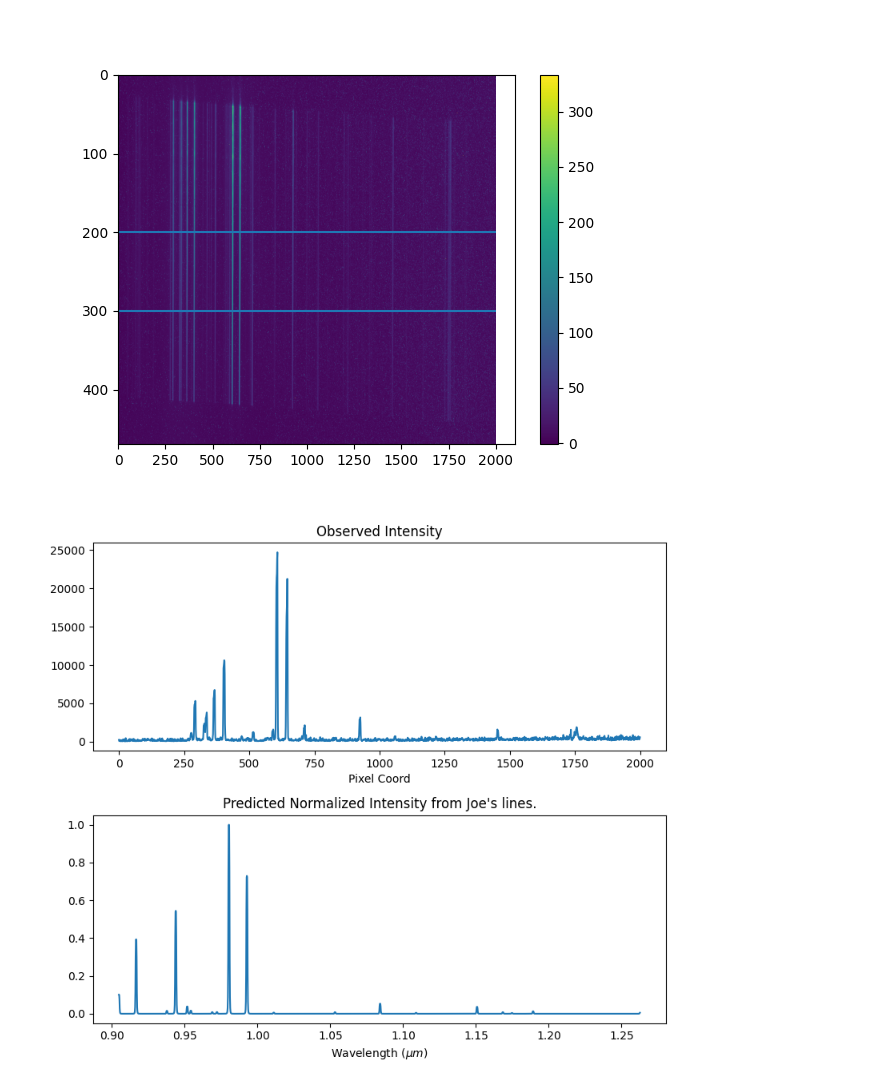
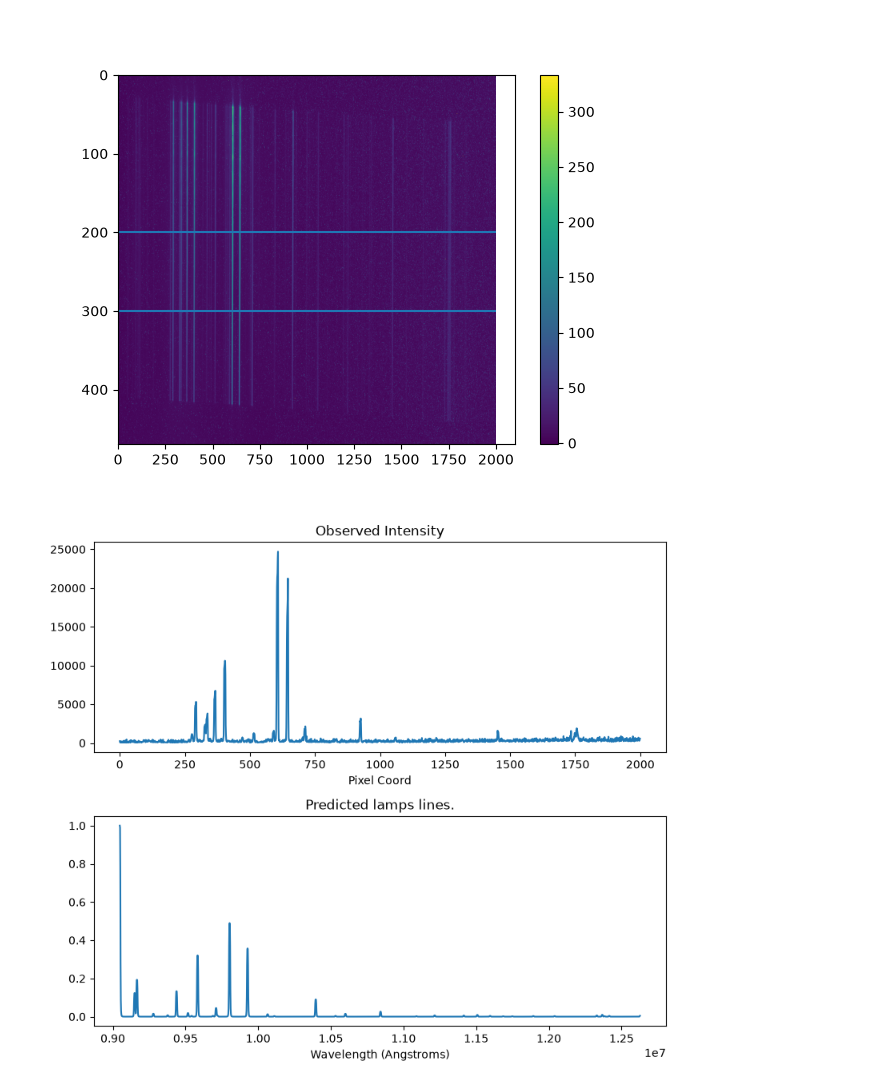
Before and after one commit to MatthewPrem/R-determination, a Jupyter notebook: YJ/vph300/findR.ipynb, the cells around one changed output. Cells and saved outputs as stored; diff of their text form; code cells hidden in the pictures.

Commit message:
upgrades and the line lists actual match what PypeIt uses.

```diff
--- a/YJ/vph300/findR.ipynb
+++ b/YJ/vph300/findR.ipynb
@@ -41,30 +41,30 @@ ax.set_aspect("auto")
 # %%
 spec = Spec1D.convert2Dto1D(spec2D, minY, maxY)
 continuum = Spec1D.continuum(spec, thresh=1, debug=False)
 contSub = spec - continuum(np.arange(0, len(spec)))
 
 NISTLines = Util.loadNISTData("YJ\\NIST_lines.dat", minWav = 10000, maxWav=20000, minAmp = 1)
 
 fig, ax = plt.subplots(2,1, figsize=(8,7))
 ax[0].plot(spec)
 ax[0].set_xlabel("Pixel Coord")
 ax[0].set_title("Observed Intensity")
 w, a = 9600, 0.3
-XeLines = Util.simpleLineListToPypeIt("YJ/arc.Xe.YJ_identified_lines.curvefit_peaks.csv", ion="Xe")
-ArLines = Util.simpleLineListToPypeIt("YJ/arc.Ar.YJ_identified_lines.curvefit_peaks.csv", ion="Ar")
-HgLines = Util.simpleLineListToPypeIt("YJ/arc.Kr.YJ_identified_lines.curvefit_peaks.csv", ion="Hg")
-KrLines = Util.simpleLineListToPypeIt("YJ/arc.Kr.YJ_identified_lines.curvefit_peaks.csv", ion="Kr")
-XeModel = Spec1D.calcModel(XeLines, 2000, XeLines[0][1], 2000/(XeLines[-1][1]-XeLines[0][1]))
-ArModel = Spec1D.calcModel(ArLines, 2000, ArLines[0][1], 2000/(XeLines[-1][1]-XeLines[0][1]))
-HgModel = Spec1D.calcModel(HgLines, 2000, HgLines[0][1], 2000/(XeLines[-1][1]-XeLines[0][1]))
-KrModel = Spec1D.calcModel(KrLines, 2000, KrLines[0][1], 2000/(XeLines[-1][1]-XeLines[0][1]))
+XeLines = Util.simpleLineListToPypeIt("YJ/arc.Xe.YJ_identified_lines.curvefit_peaks.csv", ion="Xe", conversionFactorToAngstroms=10000, writePath="Xe_RIMAS_YJ_lines.dat")
+ArLines = Util.simpleLineListToPypeIt("YJ/arc.Ar.YJ_identified_lines.curvefit_peaks.csv", ion="Ar", conversionFactorToAngstroms=10000, writePath="Ar_RIMAS_YJ_lines.dat")
+HgLines = Util.simpleLineListToPypeIt("YJ/arc.Hg.YJ_identified_lines.curvefit_peaks.csv", ion="Hg", conversionFactorToAngstroms=10000, writePath="Hg_RIMAS_YJ_lines.dat")
+KrLines = Util.simpleLineListToPypeIt("YJ/arc.Kr.YJ_identified_lines.curvefit_peaks.csv", ion="Kr", conversionFactorToAngstroms=10000, writePath="Kr_RIMAS_YJ_lines.dat")
+XeModel = Spec1D.calcModel(XeLines, 2000, XeLines[0][0], 2000/(XeLines[-1][0]-XeLines[0][0]))
+ArModel = Spec1D.calcModel(ArLines, 2000, ArLines[0][0], 2000/(XeLines[-1][0]-XeLines[0][0]))
+HgModel = Spec1D.calcModel(HgLines, 2000, HgLines[0][0], 2000/(XeLines[-1][0]-XeLines[0][0]))
+KrModel = Spec1D.calcModel(KrLines, 2000, KrLines[0][0], 2000/(XeLines[-1][0]-XeLines[0][0]))
 model = XeModel + KrModel + HgModel
-ax[1].plot(np.linspace(XeLines[0][1], XeLines[-1][1], 2000)*1000, model/np.max(model))
+ax[1].plot(np.linspace(XeLines[0][0], XeLines[-1][0], 2000)*1000, model/np.max(model))
 ax[1].set_xlabel("Wavelength (Angstroms)")
 ax[1].set_title("Predicted lamps lines.")
 fig.tight_layout()
 # %% [output]
-[figure, old version]
+[figure, new version]
 # %%
 #Takes a long time to run, because there are many lines in the line list
 w, a = Spec1D.calcLinearFit(contSub, lines, 9000, 10000, 0.1, 0.4, resW=250, resS=250)
```
Also changed, not shown: parts of 1 cell of this notebook, 4 other files.
